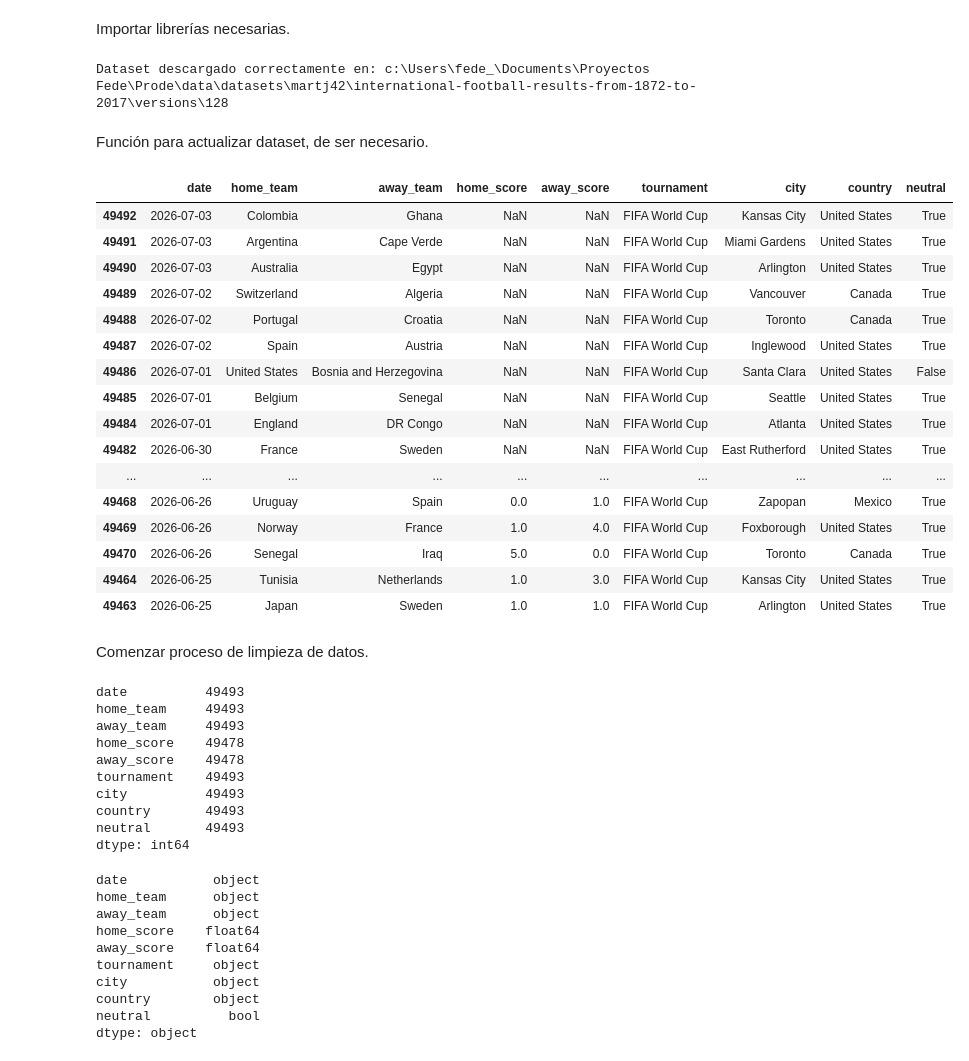
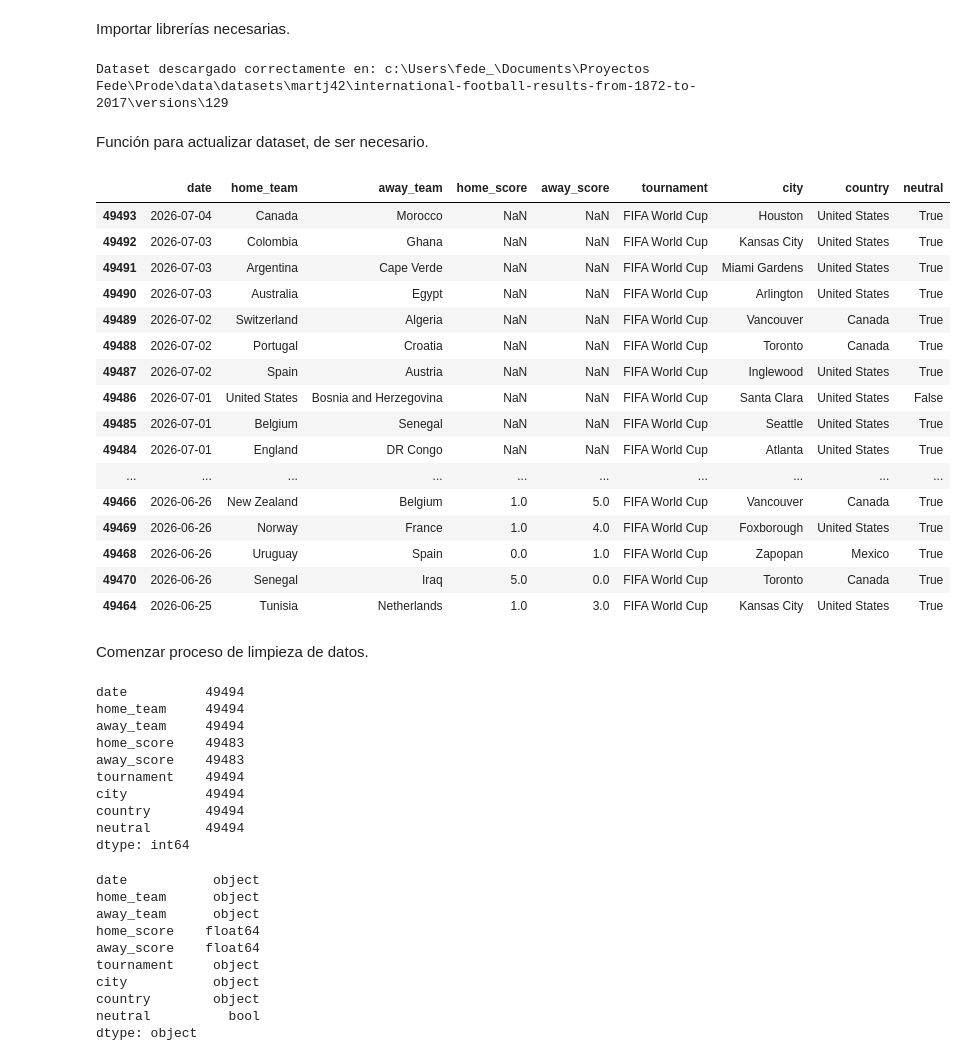
Before and after one commit to federambo/prode-app, a Jupyter notebook: notebooks/nb.ipynb, the cells around one changed output. Drawn from its saved outputs; the diff is of its cells as text; code cells hidden in the pictures.

Commit message:
updated training data, retrained model

```diff
--- a/notebooks/nb.ipynb
+++ b/notebooks/nb.ipynb
@@ -27,30 +27,33 @@ print("Dataset descargado correctamente en:", path)
 
 path = kagglehub.dataset_download("martj42/international-football-results-from-1872-to-2017")
 
-results = pd.read_csv("../data/datasets/martj42/international-football-results-from-1872-to-2017/versions/128/results.csv")
+results = pd.read_csv("../data/datasets/martj42/international-football-results-from-1872-to-2017/versions/129/results.csv")
 # %% [output]
-Dataset descargado correctamente en: c:\Users\fede_\Documents\Proyectos Fede\Prode\data\datasets\martj42\international-football-results-from-1872-to-2017\versions\128
+Dataset descargado correctamente en: c:\Users\fede_\Documents\Proyectos Fede\Prode\data\datasets\martj42\international-football-results-from-1872-to-2017\versions\129
 # %% [markdown]
 Función para actualizar dataset, de ser necesario.
 # %%
 def update_matches(team1, team2, score1, score2, date, tournament, neutral, df):
     df.loc[
     (df['date'] == date) &
     (df['tournament'] == tournament) &
     (df['neutral'] == neutral) &
     (df['home_team'] == team1) &
     (df['away_team'] == team2),
     ['home_score', 'away_score']
 ] = [score1, score2]
 
 
     return df
 
-update_matches('South Africa', 'Canada', 0, 1, '2026-06-28', 'FIFA World Cup', True, results)
+update_matches('Ivory Coast', 'Norway', 1, 2, '2026-06-30', 'FIFA World Cup', True, results)
+update_matches('France', 'Sweden', 3, 0, '2026-06-30', 'FIFA World Cup', True, results)
+
 
 results.sort_values(by=['date'], ascending=False).head(30)
 # %% [output]
 |  | date | home_team | away_team | home_score | away_score | tournament | city | country | neutral |
+| 49493 | 2026-07-04 | Canada | Morocco | NaN | NaN | FIFA World Cup | Houston | United States | True |
 | 49492 | 2026-07-03 | Colombia | Ghana | NaN | NaN | FIFA World Cup | Kansas City | United States | True |
 | 49491 | 2026-07-03 | Argentina | Cape Verde | NaN | NaN | FIFA World Cup | Miami Gardens | United States | True |
 | 49490 | 2026-07-03 | Australia | Egypt | NaN | NaN | FIFA World Cup | Arlington | United States | True |
@@ -60,27 +63,26 @@ results.sort_values(by=['date'], ascending=False).head(30)
 | 49486 | 2026-07-01 | United States | Bosnia and Herzegovina | NaN | NaN | FIFA World Cup | Santa Clara | United States | False |
 | 49485 | 2026-07-01 | Belgium | Senegal | NaN | NaN | FIFA World Cup | Seattle | United States | True |
 | 49484 | 2026-07-01 | England | DR Congo | NaN | NaN | FIFA World Cup | Atlanta | United States | True |
-| 49482 | 2026-06-30 | France | Sweden | NaN | NaN | FIFA World Cup | East Rutherford | United States | True |
 | ... | ... | ... | ... | ... | ... | ... | ... | ... | ... |
+| 49466 | 2026-06-26 | New Zealand | Belgium | 1.0 | 5.0 | FIFA World Cup | Vancouver | Canada | True |
+| 49469 | 2026-06-26 | Norway | France | 1.0 | 4.0 | FIFA World Cup | Foxborough | United States | True |
 | 49468 | 2026-06-26 | Uruguay | Spain | 0.0 | 1.0 | FIFA World Cup | Zapopan | Mexico | True |
-| 49469 | 2026-06-26 | Norway | France | 1.0 | 4.0 | FIFA World Cup | Foxborough | United States | True |
 | 49470 | 2026-06-26 | Senegal | Iraq | 5.0 | 0.0 | FIFA World Cup | Toronto | Canada | True |
 | 49464 | 2026-06-25 | Tunisia | Netherlands | 1.0 | 3.0 | FIFA World Cup | Kansas City | United States | True |
-| 49463 | 2026-06-25 | Japan | Sweden | 1.0 | 1.0 | FIFA World Cup | Arlington | United States | True |
 # %% [markdown]
 Comenzar proceso de limpieza de datos.
 # %%
 results.count()
 # %% [output]
-date          49493
-home_team     49493
-away_team     49493
-home_score    49478
-away_score    49478
-tournament    49493
-city          49493
-country       49493
-neutral       49493
+date          49494
+home_team     49494
+away_team     49494
+home_score    49483
+away_score    49483
+tournament    49494
+city          49494
+country       49494
+neutral       49494
 dtype: int64
 # %%
 results.dtypes
```
Also changed, not shown: parts of 5 cells of this notebook, 8 other files.
